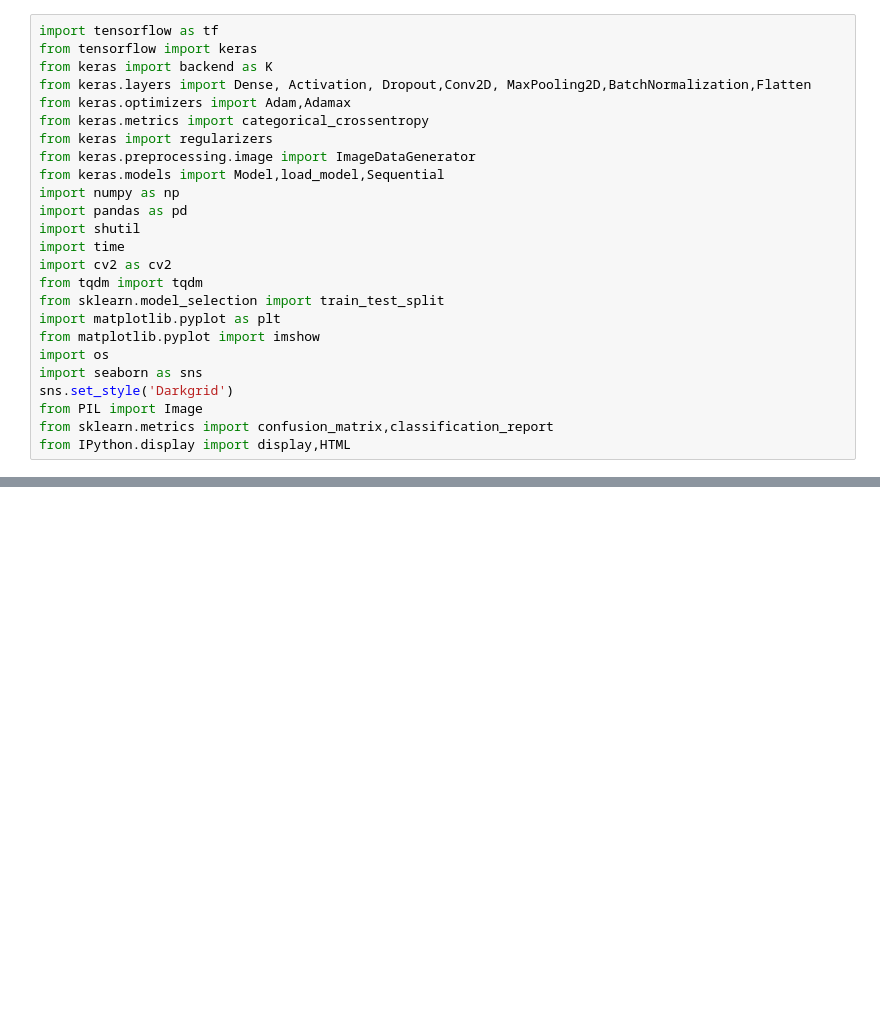
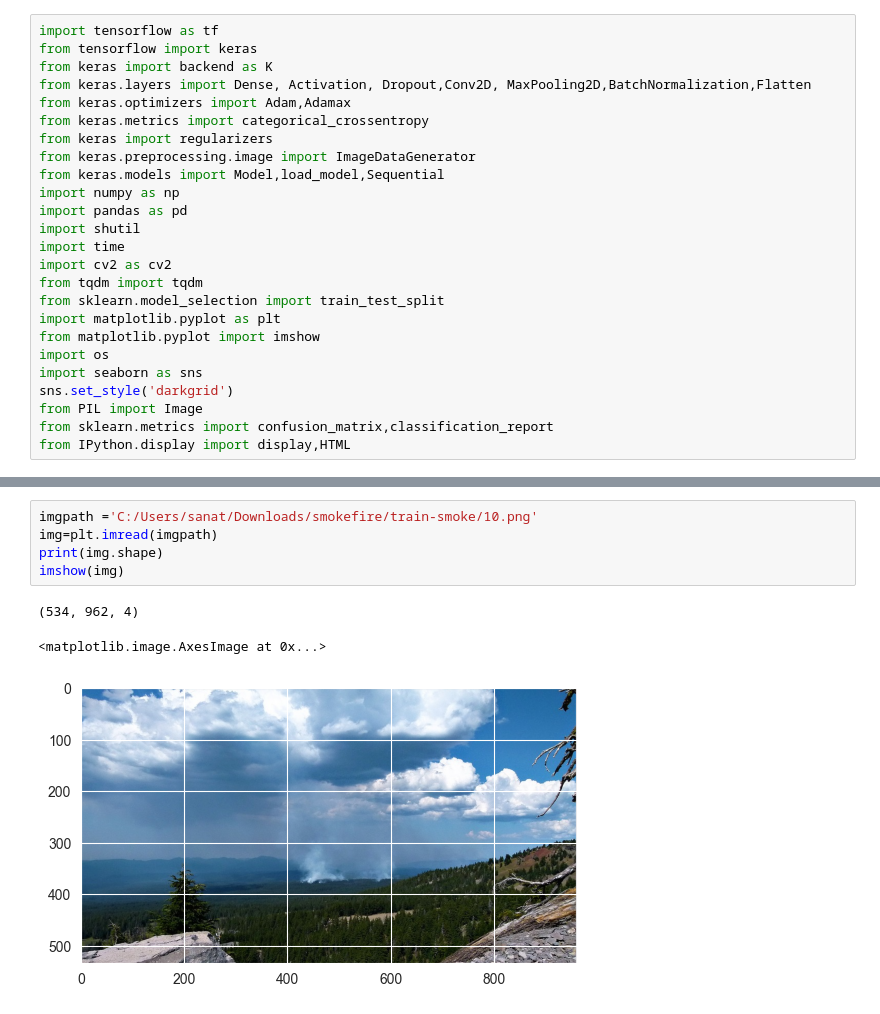
Before and after one commit to Sanath98-webdev/Projects, a Jupyter notebook: Fire and Smoke/LLM.ipynb, the cells around one changed output, grey strips where cells are left out. Cells and saved outputs as stored; diff of their text form; blank space fills up the shorter version.

```diff
--- a/Fire and Smoke/LLM.ipynb
+++ b/Fire and Smoke/LLM.ipynb
@@ -19,7 +19,7 @@ import matplotlib.pyplot as plt
 from matplotlib.pyplot import imshow
 import os
 import seaborn as sns
-sns.set_style('Darkgrid')
+sns.set_style('darkgrid')
 from PIL import Image
 from sklearn.metrics import confusion_matrix,classification_report
 from IPython.display import display,HTML
@@ -53,0 +26,9 @@ Check the permissions.
+# %%
+imgpath ='C:/Users/sanat/Downloads/smokefire/train-smoke/10.png'
+img=plt.imread(imgpath)
+print(img.shape)
+imshow(img)
+# %% [output]
+(534, 962, 4)
+<matplotlib.image.AxesImage at 0x...>
+[figure, added]
```
Also changed, not shown: parts of 6 cells of this notebook.
